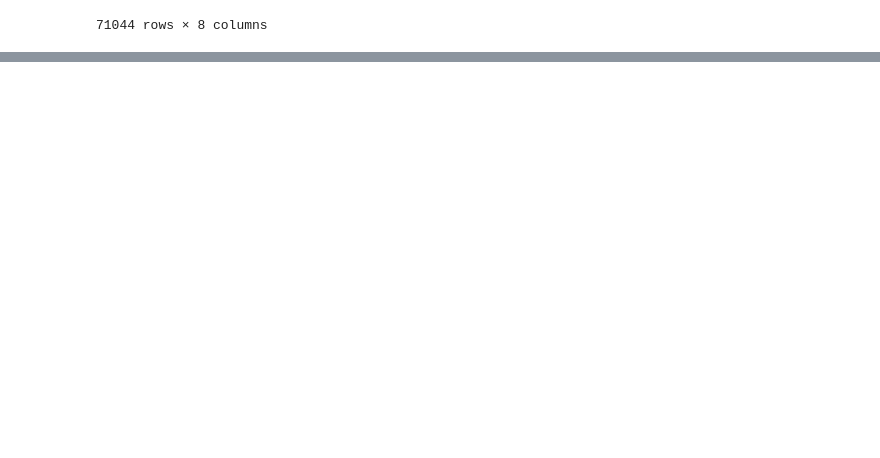
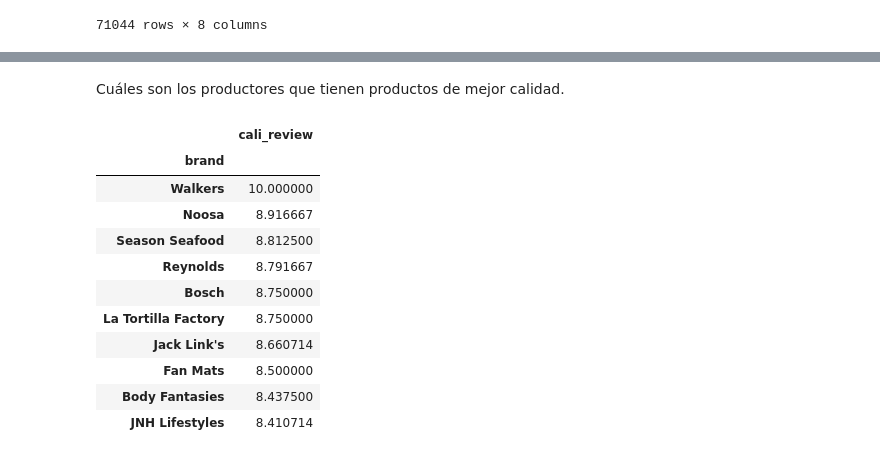
Before and after one commit to LuisDiego19FV/Lab5-Data-Science, a Jupyter notebook: Lab 5 ALL.ipynb, the cells around one changed output, grey strips where cells are left out. Saved outputs shown, nothing was run; the diff lists cells and outputs as text; code cells hidden in the pictures; blank space fills up the shorter version.

```diff
--- a/Lab 5 ALL.ipynb
+++ b/Lab 5 ALL.ipynb
@@ -274,0 +407,18 @@ df_calificacion
+# %% [markdown]
+Cuáles son los productores que tienen productos de mejor calidad.
+# %%
+df_calificacion[["brand","cali_review"]].groupby("brand")\
+.mean().sort_values(by=["cali_review"],ascending=False)[:10]
+# %% [output]
+|  | cali_review |
+| brand |  |
+| Walkers | 10.000000 |
+| Noosa | 8.916667 |
+| Season Seafood | 8.812500 |
+| Reynolds | 8.791667 |
+| Bosch | 8.750000 |
+| La Tortilla Factory | 8.750000 |
+| Jack Link's | 8.660714 |
+| Fan Mats | 8.500000 |
+| Body Fantasies | 8.437500 |
+| JNH Lifestyles | 8.410714 |
```
Also changed, not shown: parts of 16 cells of this notebook.
